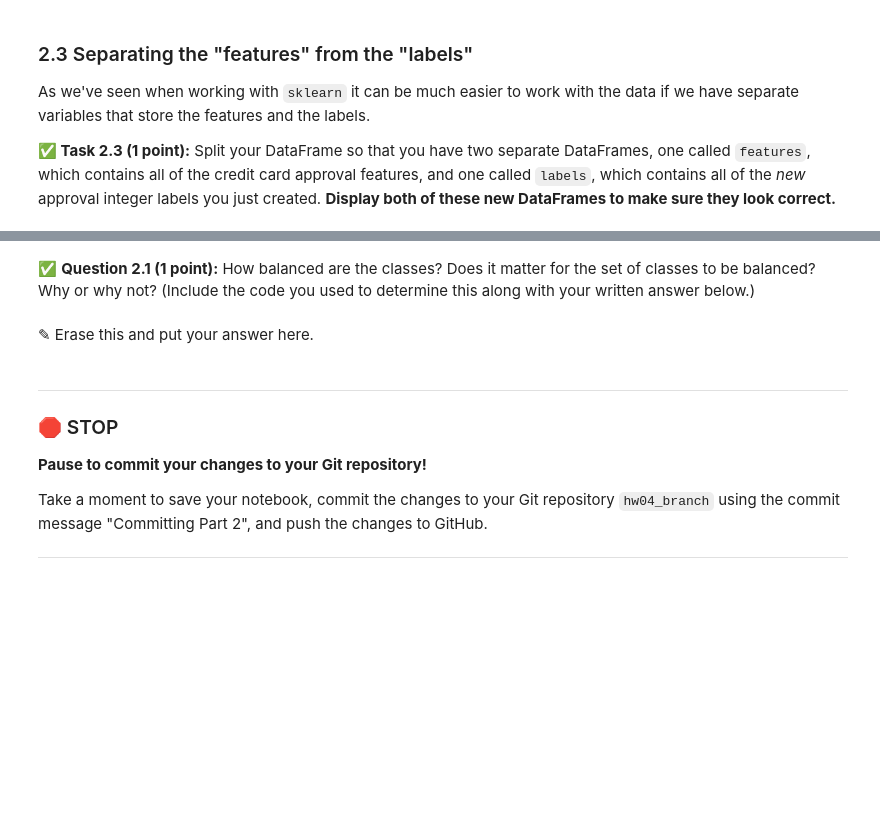
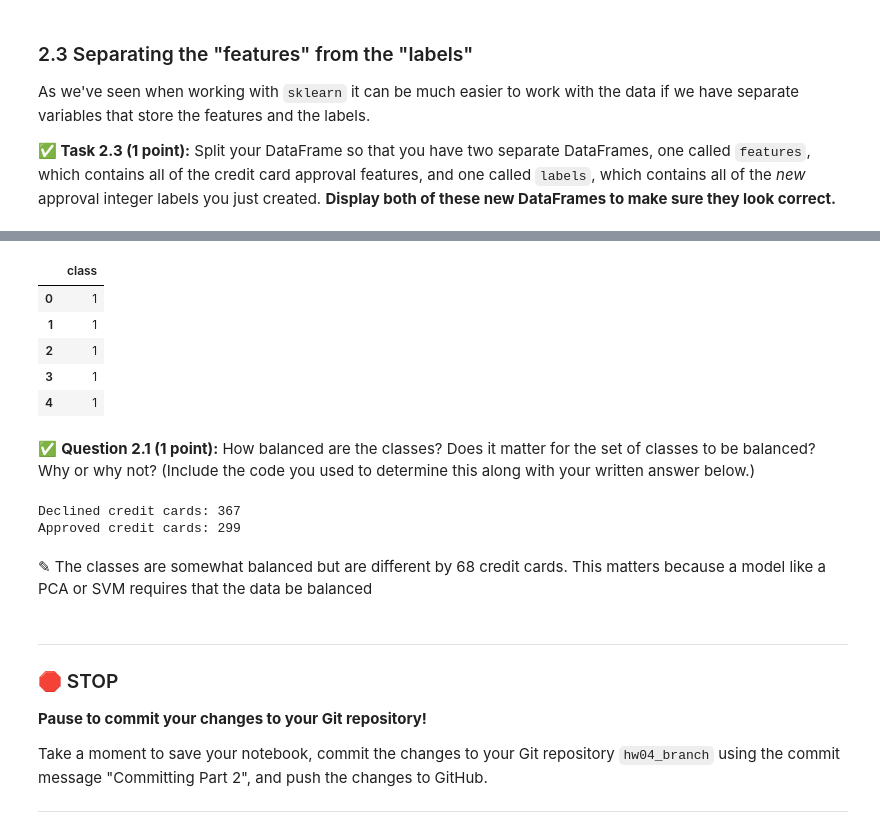
Before and after one commit to Jacob-Gross04/cmse202-s24-turnin, a Jupyter notebook: HW04/HW-04_PerceptronSVMandPCA-STUDENT.ipynb, the cells around one changed output, grey strips where cells are left out. Cells and saved outputs as stored; diff of their text form; code cells hidden in the pictures; blank space fills up the shorter version.

```diff
--- a/HW04/HW-04_PerceptronSVMandPCA-STUDENT.ipynb
+++ b/HW04/HW-04_PerceptronSVMandPCA-STUDENT.ipynb
@@ -113,7 +168,31 @@ As we've seen when working with `sklearn` it can be much easier to work with the
+# %%
+labels = data.drop(["var1", "var2", "var3", "var4", "var5", "var6"], axis = 1)
+labels.head()
+# %% [output]
+|  | class |
+| 0 | 1 |
+| 1 | 1 |
+| 2 | 1 |
+| 3 | 1 |
+| 4 | 1 |
 # %% [markdown]
 &#9989; **Question 2.1 (1 point):** How balanced are the classes? Does it matter for the set of classes to be balanced? Why or why not? (Include the code you used to determine this along with your written answer below.)
-# %% [markdown]
-<font size=+3>&#9998;</font> Erase this and put your answer here.
+# %%
+value1 = 0
+value0 = 0
+for i in labels["class"]:
+    if i == 1:
+        value1 += 1
+    elif i == 0:
+        value0 += 1
+
+print("Declined credit cards:", value0)
+print("Approved credit cards:",value1)
+# %% [output]
+Declined credit cards: 367
+Approved credit cards: 299
+# %% [markdown]
+<font size=+3>&#9998;</font> The classes are somewhat balanced but are different by 68 credit cards. This matters because a model like a PCA or SVM requires that the data be balanced
 # %% [markdown]
 ---
 ### &#128721; STOP
```
Also changed, not shown: parts of 10 cells of this notebook.
